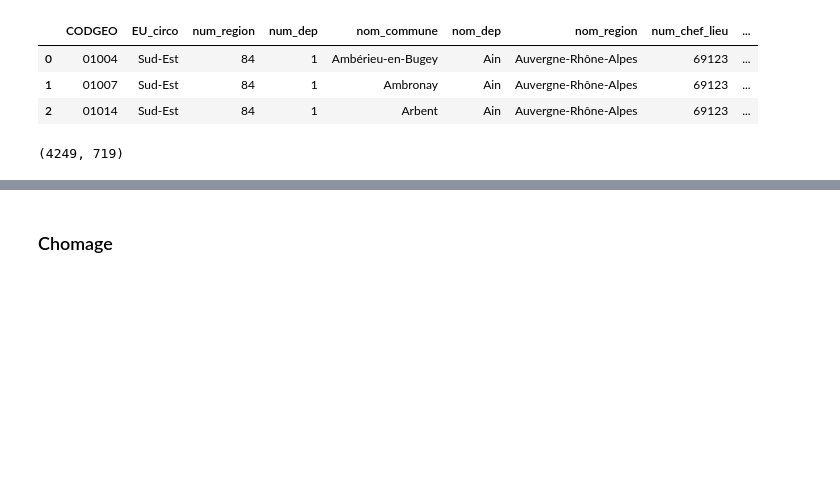
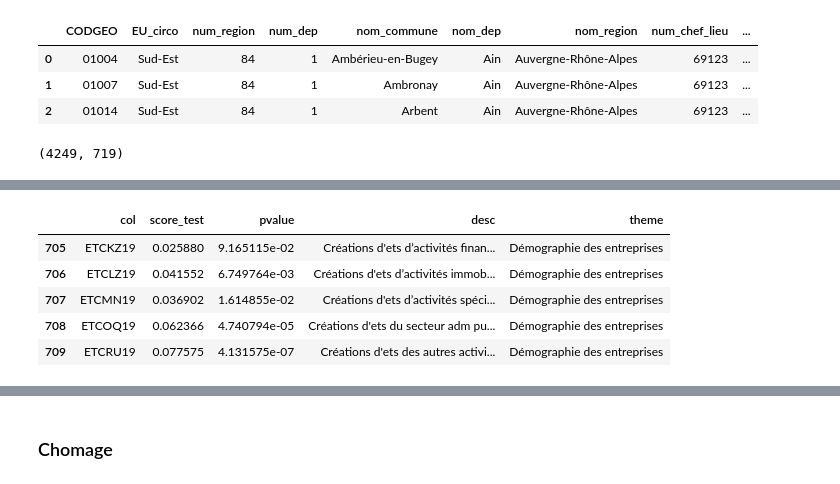
Before and after one commit to Mariehf64/fev23cda_french_industry, a Jupyter notebook: notebooks/Dataset 2020 - Transformation de variables pour ML - dataset complet.ipynb, the cells around one changed output, grey strips where cells are left out. Cells and saved outputs as stored; diff of their text form; code cells hidden in the pictures; blank space fills up the shorter version.

```diff
--- a/notebooks/Dataset 2020 - Transformation de variables pour ML - dataset complet.ipynb
+++ b/notebooks/Dataset 2020 - Transformation de variables pour ML - dataset complet.ipynb
@@ -107,0 +108,37 @@ pd.DataFrame({'P19_PMEN': P19_PMEN[0:5], 'P19_MEN': P19_MEN[0:5], 'ratio_pop_par
+# %%
+#création d'un dataframe avec le coefficient de pearson et la p-value < 5 pour l'ensemble des variables numériques disponibles.
+
+#récupération des test de pearson dans des dictionnaires à partir d'une boucle
+results_dict = {}
+pvalue_dict = {}
+for i in df.select_dtypes('number').columns:
+    test = pearsonr(df.TP6020, df[i])
+    results_dict[i] = test[0]
+    pvalue_dict[i] = test[1]
+
+#Création du dataframe
+df_results = pd.DataFrame(results_dict.items())
+df_results['p_value'] = df_results[0].map(pvalue_dict)
+
+#Renomme les colonnes
+df_results.columns = ['col','score_test', 'pvalue']
+
+#Suppression de la TP6020
+df_results = df_results[df_results.col != 'TP6020']
+
+#Ajout des descriptions et thématiques des variables
+df_results['desc'] = df_results.col.map(desc_var_dic)
+df_results['theme'] = df_results.col.map(theme_var_dic)
+
+#Suppréssion des variables ayant une p-value > 5
+df_results = df_results[df_results.pvalue < 5].reset_index(drop=True)
+
+#apperçu
+df_results.tail()
+# %% [output]
+|  | col | score_test | pvalue | desc | theme |
+| 705 | ETCKZ19 | 0.025880 | 9.165115e-02 | Créations d'ets d’activités finan... | Démographie des entreprises |
+| 706 | ETCLZ19 | 0.041552 | 6.749764e-03 | Créations d'ets d’activités immob... | Démographie des entreprises |
+| 707 | ETCMN19 | 0.036902 | 1.614855e-02 | Créations d'ets d’activités spéci... | Démographie des entreprises |
+| 708 | ETCOQ19 | 0.062366 | 4.740794e-05 | Créations d'ets du secteur adm pu... | Démographie des entreprises |
+| 709 | ETCRU19 | 0.077575 | 4.131575e-07 | Créations d'ets des autres activi... | Démographie des entreprises |
```
Also changed, not shown: parts of 45 cells of this notebook.
